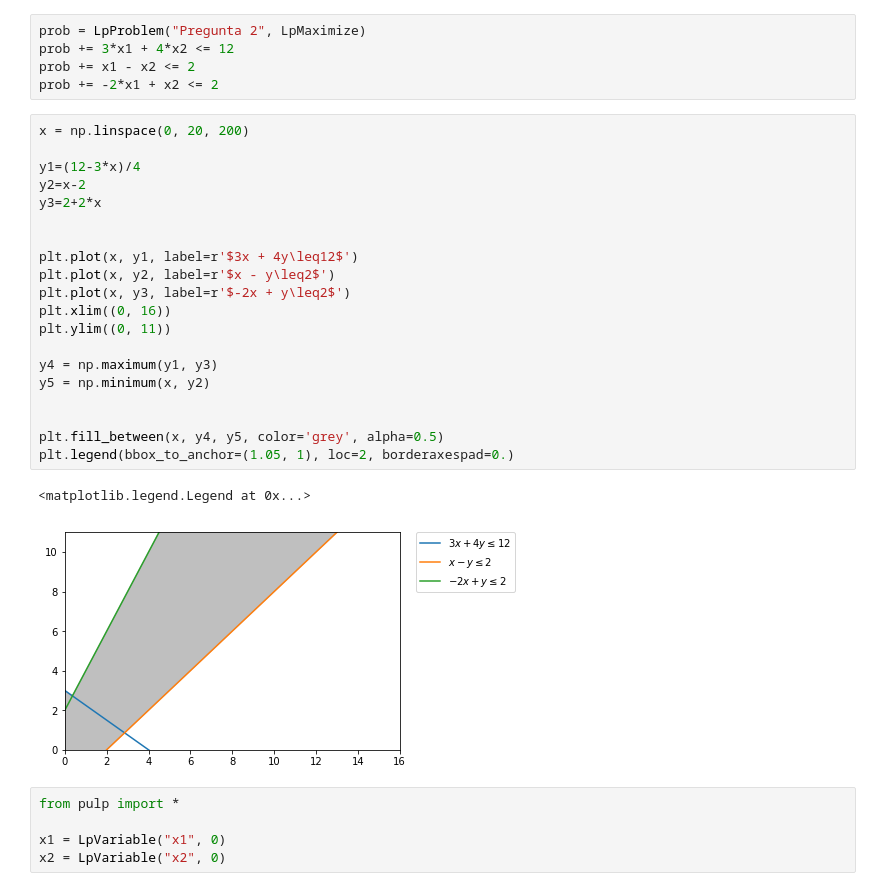
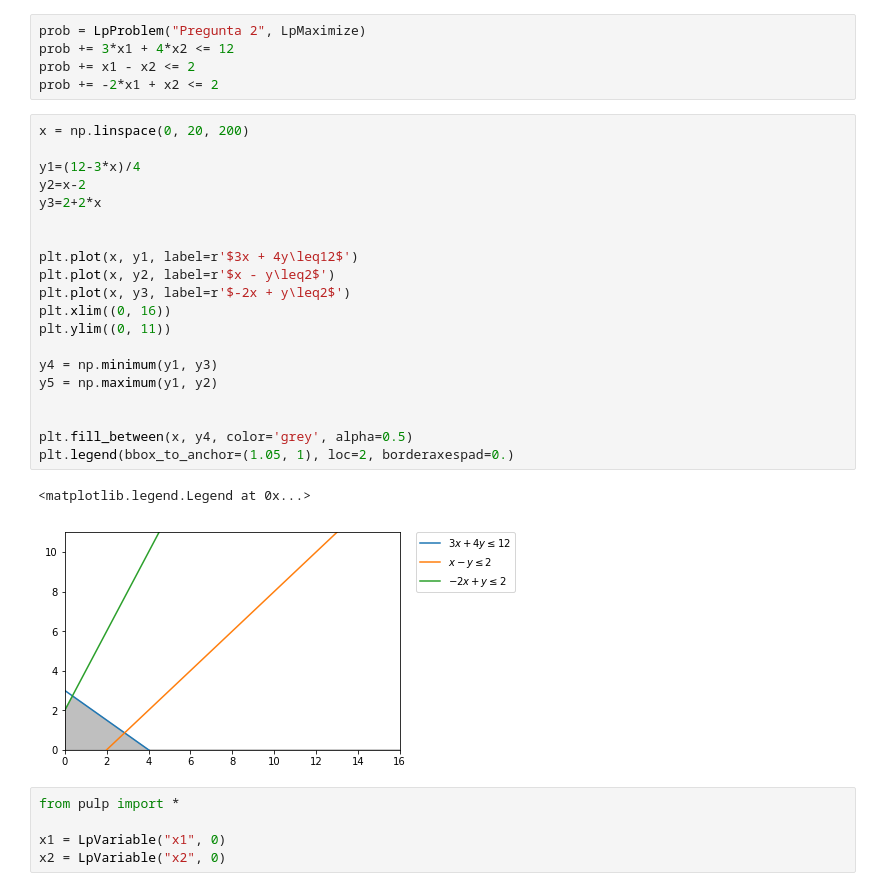
Before and after one commit to abigail0111/programaci-n_lineal, a Jupyter notebook: EXAMEN.ipynb, the cells around one changed output. Saved outputs shown, nothing was run; the diff lists cells and outputs as text.

```diff
--- a/EXAMEN.ipynb
+++ b/EXAMEN.ipynb
@@ -82,26 +82,26 @@ prob += -2*x1 + x2 <= 2
 # %%
 x = np.linspace(0, 20, 200)
 
 y1=(12-3*x)/4
 y2=x-2
 y3=2+2*x
 
 
 plt.plot(x, y1, label=r'$3x + 4y\leq12$')
 plt.plot(x, y2, label=r'$x - y\leq2$')
 plt.plot(x, y3, label=r'$-2x + y\leq2$')
 plt.xlim((0, 16))
 plt.ylim((0, 11))
 
-y4 = np.maximum(y1, y3)
-y5 = np.minimum(x, y2)
+y4 = np.minimum(y1, y3)
+y5 = np.maximum(y1, y2)
 
 
-plt.fill_between(x, y4, y5, color='grey', alpha=0.5)
+plt.fill_between(x, y4, color='grey', alpha=0.5)
 plt.legend(bbox_to_anchor=(1.05, 1), loc=2, borderaxespad=0.)
 # %% [output]
 <matplotlib.legend.Legend at 0x...>
-[figure, old version]
+[figure, new version]
 # %%
 from pulp import *
 
```
